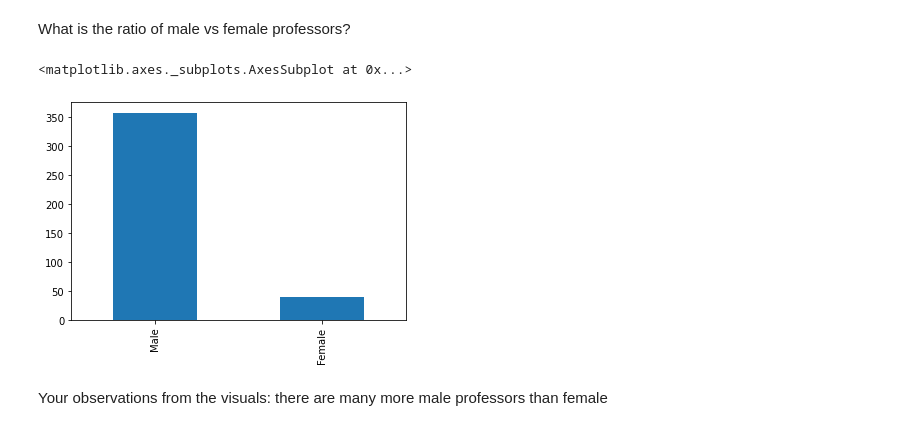
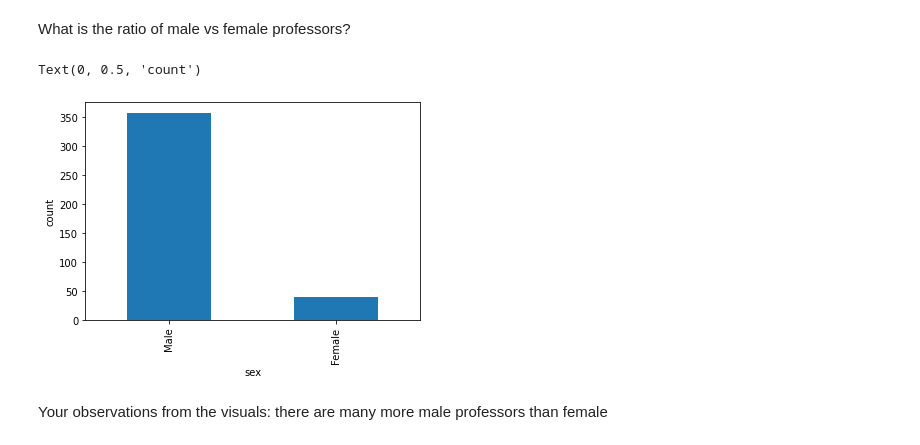
Before and after one commit to XiaonaZhou/data_analytics_2, a Jupyter notebook: Python/Unit_3/Unit3_Python_Advanced_Pandas_DataWrangling_Assignment.ipynb, the cells around one changed output. Drawn from its saved outputs; the diff is of its cells as text; code cells hidden in the pictures.

Commit message:
Added labels to plots

```diff
--- a/Python/Unit_3/Unit3_Python_Advanced_Pandas_DataWrangling_Assignment.ipynb
+++ b/Python/Unit_3/Unit3_Python_Advanced_Pandas_DataWrangling_Assignment.ipynb
@@ -210,9 +204,11 @@ df["discipline"].value_counts().plot(kind='bar') # There are more B displine tha
 What is the ratio of male vs female professors?
 # %%
 df["sex"].value_counts().plot(kind='bar')
+plt.xlabel("sex")
+plt.ylabel("count")
 # %% [output]
-<matplotlib.axes._subplots.AxesSubplot at 0x...>
+Text(0, 0.5, 'count')
-[figure, old version]
+[figure, new version]
 # %% [markdown]
 Your observations from the visuals:
 there are many more male professors than female
```
Also changed, not shown: parts of 6 cells of this notebook.
